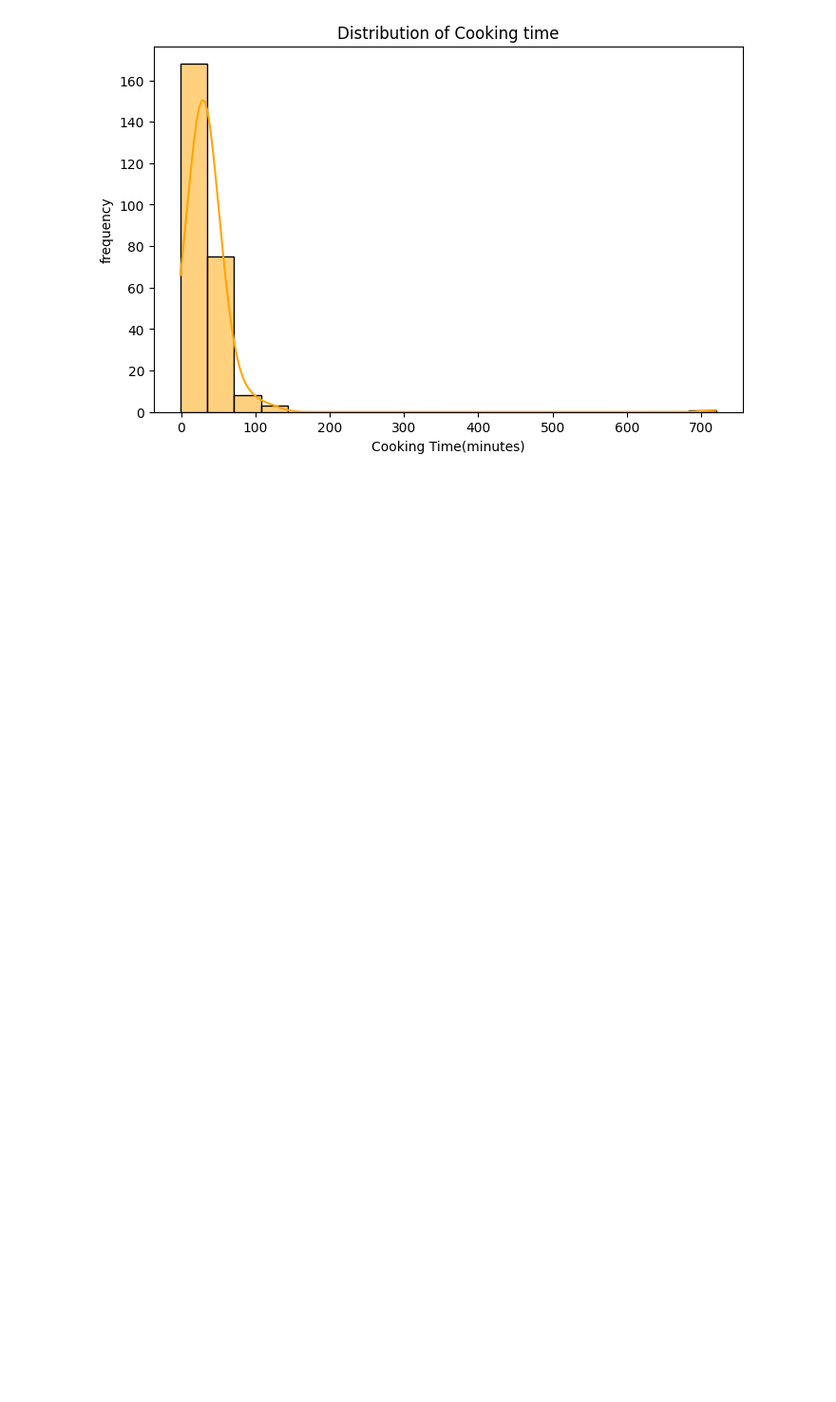
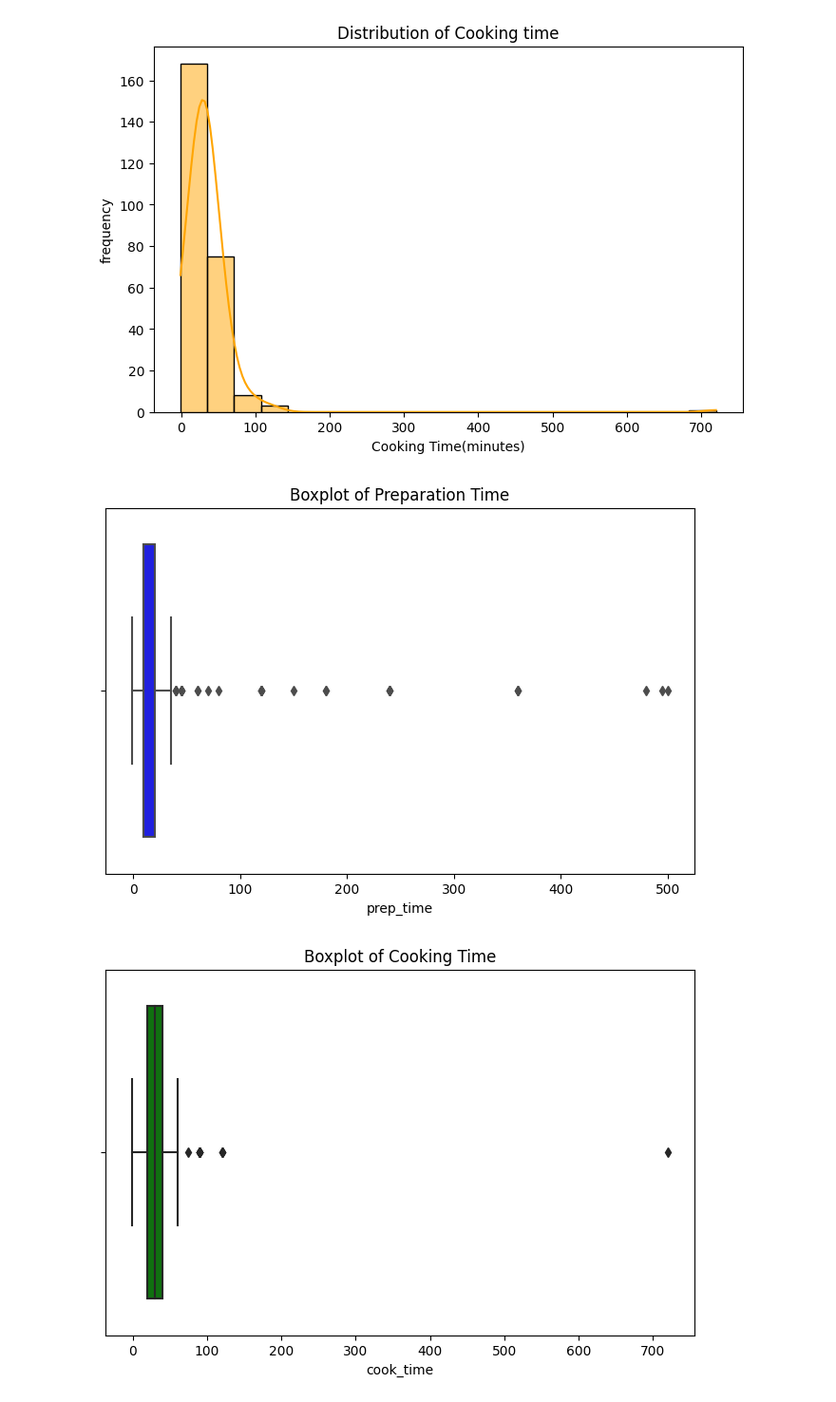
Before and after one commit to vaishnavik109/EDA-DAI-101, a Jupyter notebook: ass-1-dai-101.ipynb, the cells around one changed output. Shown at 95% size. Drawn from its saved outputs; the diff is of its cells as text; code cells hidden in the pictures; blank space fills up the shorter version.

```diff
--- a/ass-1-dai-101.ipynb
+++ b/ass-1-dai-101.ipynb
@@ -110,6 +110,21 @@ plt.ylabel('frequency')
 plt.show()
 # %% [output]
 [figure]
+# %%
+# Boxplot for preparation time
+plt.figure(figsize=(8,5))
+sns.boxplot(x=df["prep_time"], color="blue")
+plt.title("Boxplot of Preparation Time")
+plt.show()
+
+# Boxplot for cooking time
+plt.figure(figsize=(8,5))
+sns.boxplot(x=df["cook_time"], color="green")
+plt.title("Boxplot of Cooking Time")
+plt.show()
+# %% [output]
+[figure, added]
+[figure, added]
 # %%
 # Countplots for categorical variables
 categorical_columns = ["diet", "flavor_profile", "course", "state", "region"]
```
